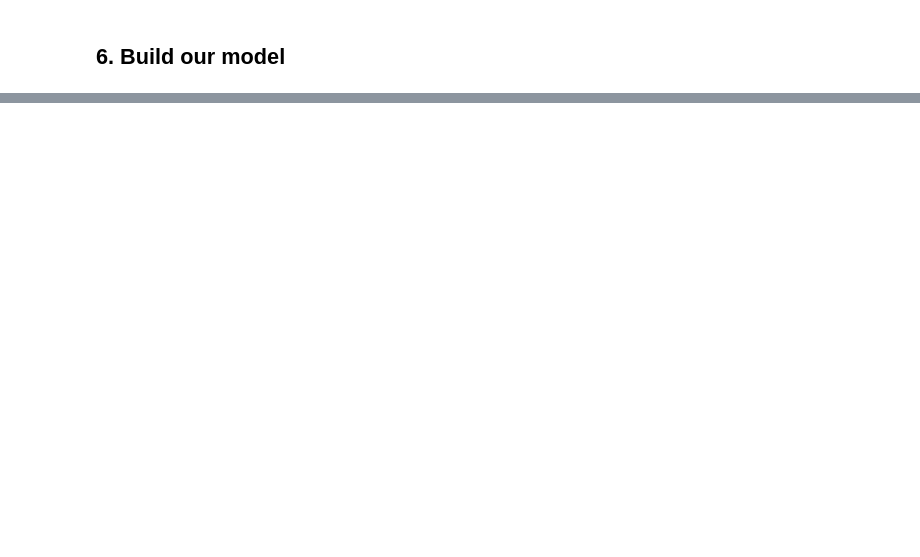
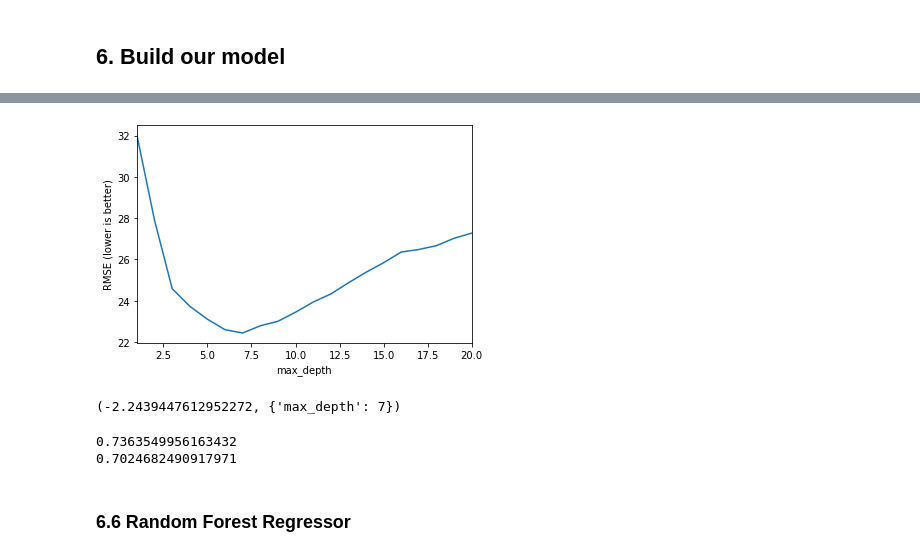
Before and after one commit to sebastian-chang/ga_ds_final, a Jupyter notebook: part_3_clean.ipynb, the cells around one changed output, grey strips where cells are left out. Cells and saved outputs as stored; diff of their text form; code cells hidden in the pictures; blank space fills up the shorter version.

```diff
--- a/part_3_clean.ipynb
+++ b/part_3_clean.ipynb
@@ -429,0 +513,11 @@ neg_rmse = make_scorer(neg_rmse)
+# %%
+max_depth_range = list(range(1, 21))
+# %%
+# Use K Fold cross validation. Using same from previous model.
+grid = GridSearchCV(estimator=DecisionTreeRegressor(),
+                    param_grid={'max_depth': max_depth_range},
+                    cv=kf,
+                    return_train_score=True,
+                    scoring=neg_rmse,
+                   )
+grid.fit(X_train, y_train)
@@ -429,0 +542,25 @@ neg_rmse = make_scorer(neg_rmse)
+# %%
+rmse_df = -pd.DataFrame(grid.cv_results_).loc[:, [f'split{i}_test_score' for i in range(10)]]
+scores = rmse_df.sum(axis='columns')
+# %%
+scores.index = max_depth_range
+# %%
+ax = scores.plot()
+ax.set_xlabel('max_depth');
+ax.set_ylabel('RMSE (lower is better)');
+# %% [output]
+[figure, added]
+# %%
+grid.best_score_, grid.best_params_
+# %% [output]
+(-2.2439447612952272, {'max_depth': 7})
+# %%
+treereg = DecisionTreeRegressor(max_depth=grid.best_params_['max_depth'], random_state=1)
+treereg.fit(X_train, y_train)
+print(treereg.score(X_train, y_train))
+print(treereg.score(X_test, y_test))
+# %% [output]
+0.7363549956163432
+0.7024682490917971
+# %% [markdown]
+### 6.6 Random Forest Regressor
```
Also changed, not shown: parts of 28 cells of this notebook, 1 other file.
